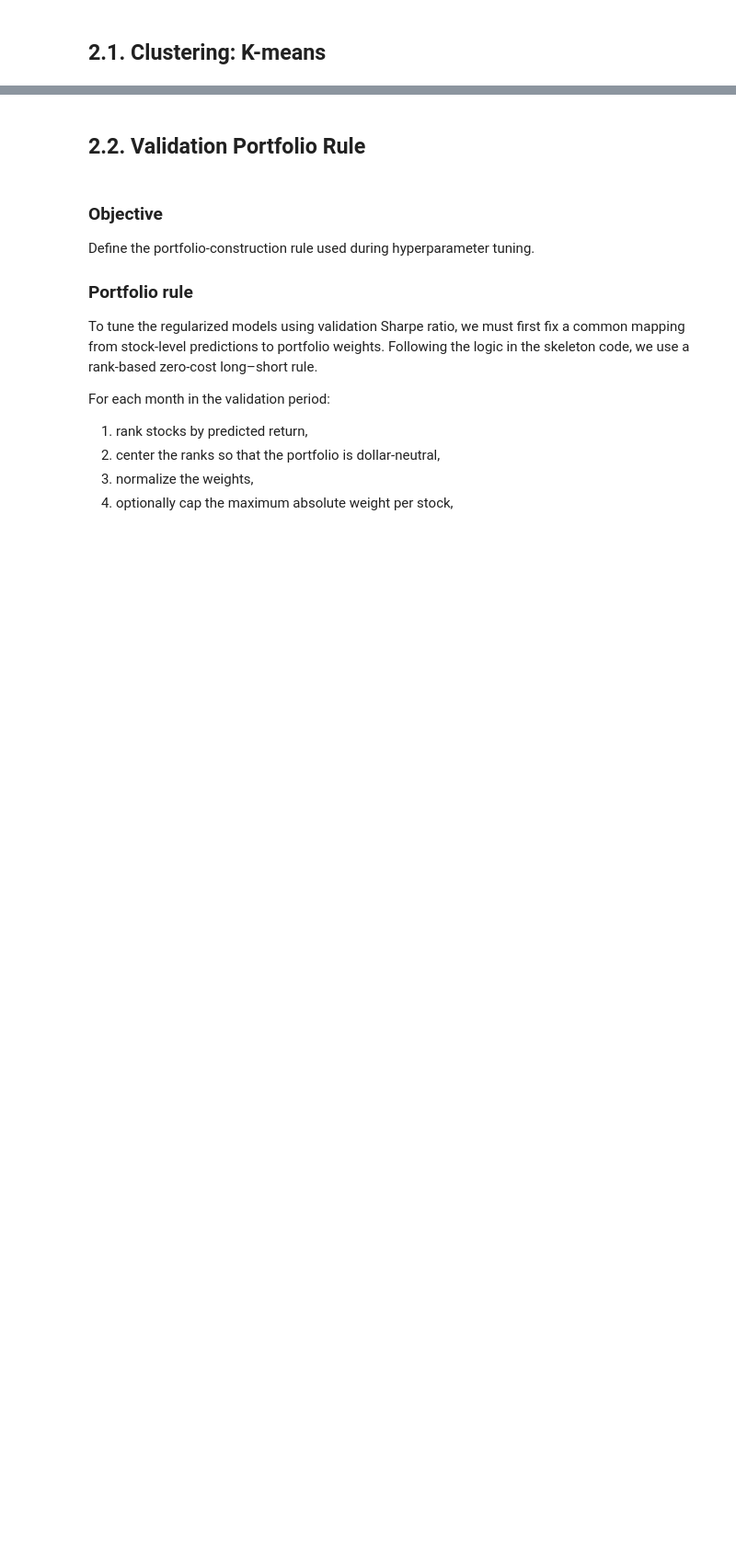
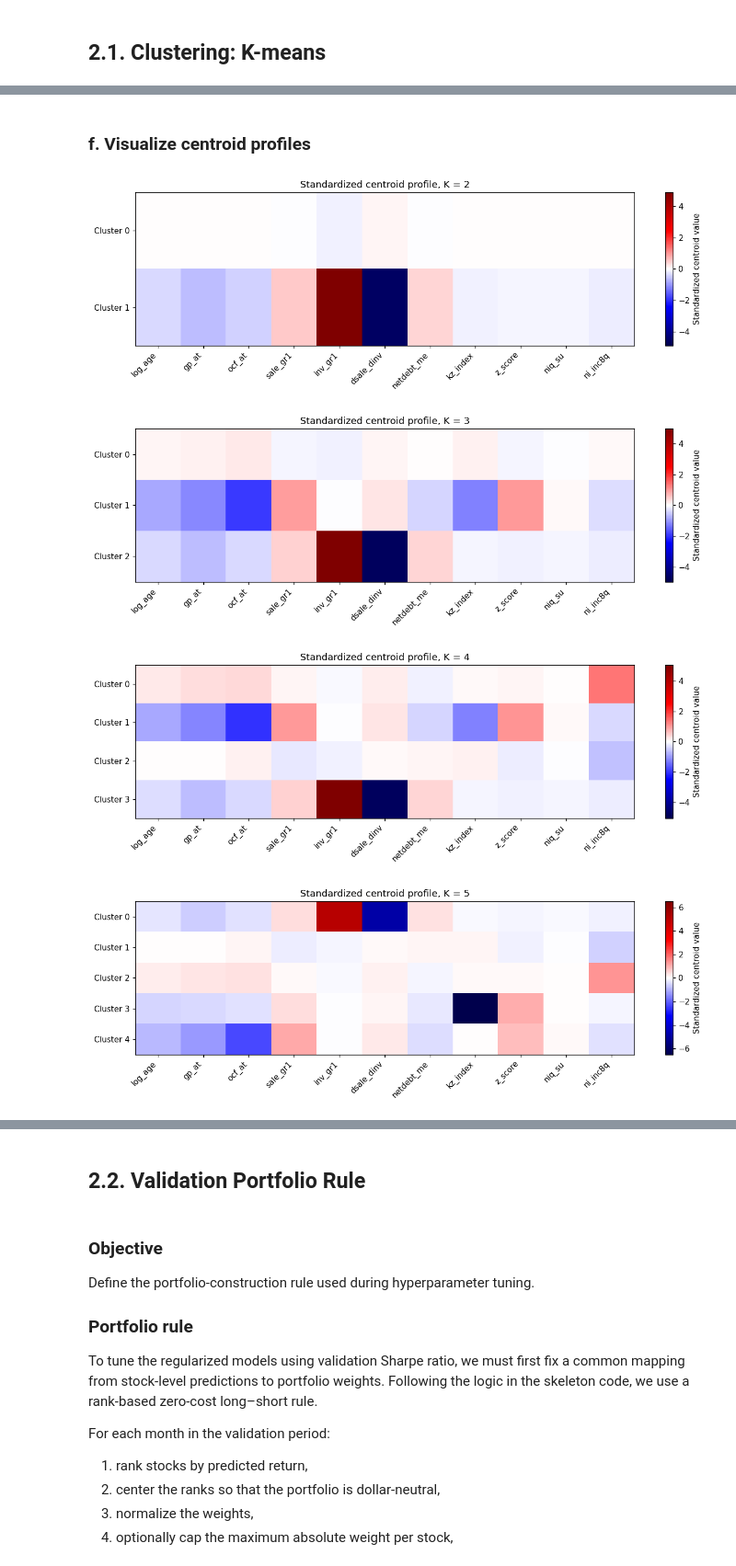
Before and after one commit to JackyJacky1029/FINA-4713-Group-9-Project, a Jupyter notebook: jkp_project.ipynb, the cells around one changed output, grey strips where cells are left out. Shown at 92% size. Saved outputs shown, nothing was run; the diff lists cells and outputs as text; code cells hidden in the pictures; blank space fills up the shorter version.

```diff
--- a/jkp_project.ipynb
+++ b/jkp_project.ipynb
@@ -702,0 +1168,71 @@ We do **not** use PCA to construct the clusters. K-means is run directly on the
+# %% [markdown]
+### f. Visualize centroid profiles
+# %%
+
+
+def plot_centroid_heatmap(centroid_df, title):
+    """
+    Plot a heatmap of standardized cluster centroids.
+
+    Since features are standardized:
+    - positive values mean the cluster is above the training-sample average
+      for that characteristic
+    - negative values mean the cluster is below the training-sample average
+      for that characteristic
+    - values close to zero mean the cluster is close to the average firm
+
+    We use a diverging color map because centroid values can be positive
+    or negative. This makes above-average and below-average characteristics
+    visually easier to separate.
+    """
+
+    plt.figure(figsize=(12, 4))
+
+    # Use symmetric color limits so that positive and negative values
+    # are treated equally in the heatmap.
+    # Example:
+    # if max absolute centroid value is 5, then the color scale is [-5, +5].
+    vmax = np.abs(centroid_df.values).max()
+    vmin = -vmax
+
+    plt.imshow(
+        centroid_df.values,
+        aspect="auto",
+        cmap="seismic",
+        vmin=vmin,
+        vmax=vmax
+    )
+
+    # Add color bar to show the meaning of colors.
+    plt.colorbar(label="Standardized centroid value")
+
+    # Set feature names on the x-axis.
+    plt.xticks(
+        ticks=np.arange(len(centroid_df.columns)),
+        labels=centroid_df.columns,
+        rotation=45,
+        ha="right"
+    )
+
+    # Set cluster labels on the y-axis.
+    plt.yticks(
+        ticks=np.arange(len(centroid_df.index)),
+        labels=[f"Cluster {i}" for i in centroid_df.index]
+    )
+
+    plt.title(title)
+    plt.tight_layout()
+    plt.show()
+
+
+# Plot centroid heatmaps for each candidate K.
+for K in candidate_K:
+    plot_centroid_heatmap(
+        centroid_df=centroid_profiles[K],
+        title=f"Standardized centroid profile, K = {K}"
+    )
+# %% [output]
+[figure, added]
+[figure, added]
+[figure, added]
+[figure, added]
```
Also changed, not shown: parts of 66 cells of this notebook.
